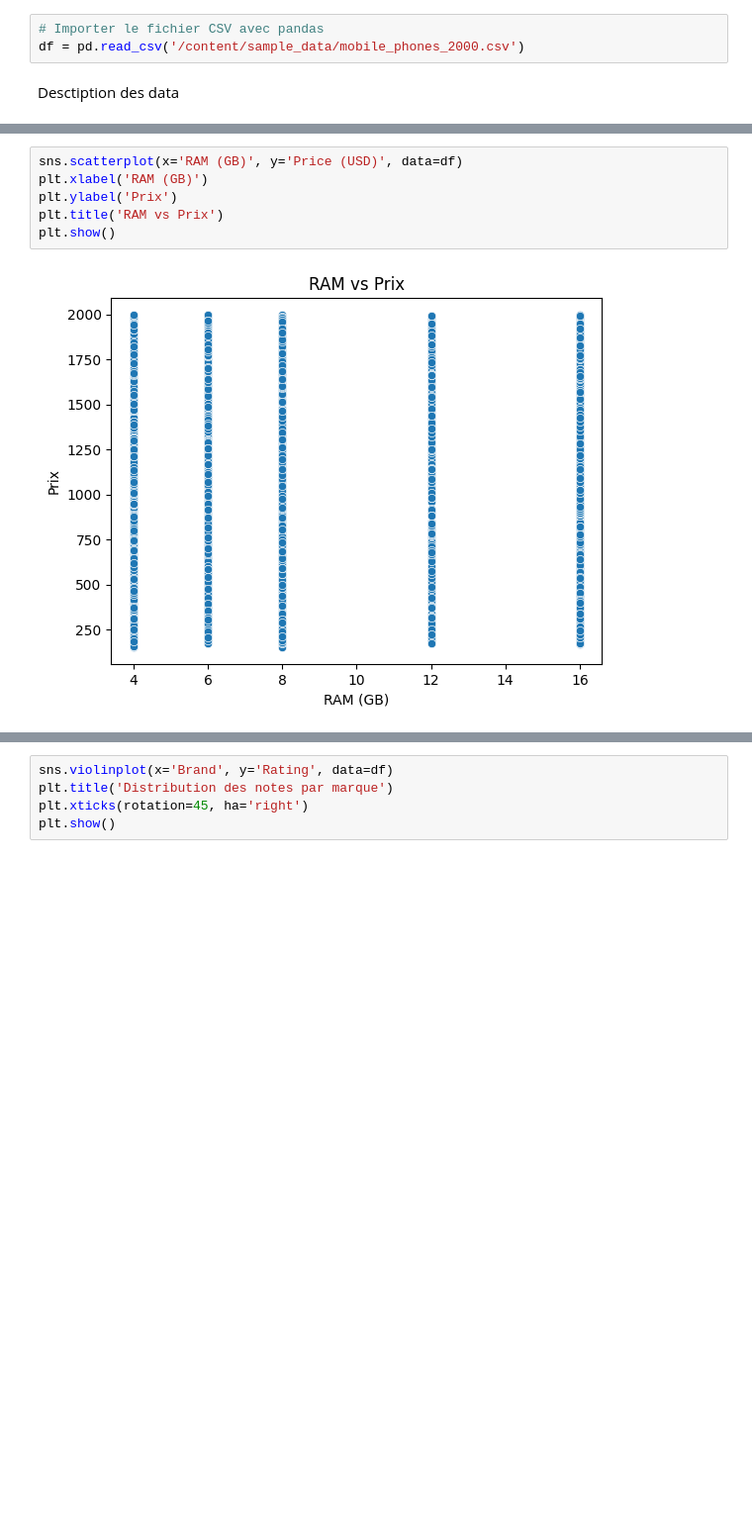
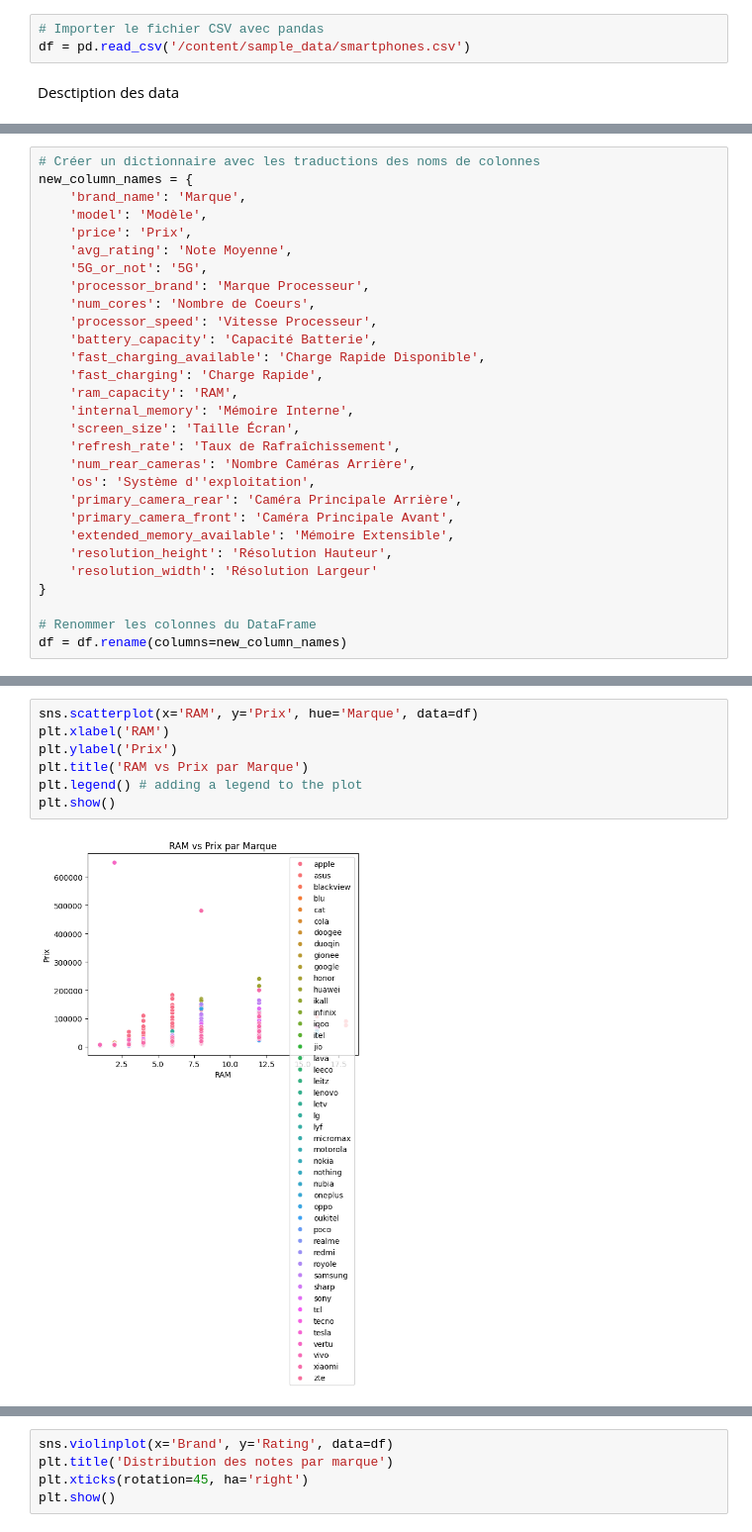
Before and after one commit to Anaqqa/4DVST---Data-Visualization, a Jupyter notebook: TP_4DVST.ipynb, the cells around one changed output, grey strips where cells are left out. Shown: that part at 99% size. Drawn from its saved outputs; the diff is of its cells as text; blank space fills up the shorter version.

```diff
--- a/TP_4DVST.ipynb
+++ b/TP_4DVST.ipynb
@@ -31,7 +31,7 @@ import plotly.express as px
 Import des données
 # %%
 # Importer le fichier CSV avec pandas
-df = pd.read_csv('/content/sample_data/mobile_phones_2000.csv')
+df = pd.read_csv('/content/sample_data/smartphones.csv')
 # %% [markdown]
 Desctiption des data
 # %%
@@ -91,0 +84,29 @@ plt.show()
+# %%
+# Créer un dictionnaire avec les traductions des noms de colonnes
+new_column_names = {
+    'brand_name': 'Marque',
+    'model': 'Modèle',
+    'price': 'Prix',
+    'avg_rating': 'Note Moyenne',
+    '5G_or_not': '5G',
+    'processor_brand': 'Marque Processeur',
+    'num_cores': 'Nombre de Coeurs',
+    'processor_speed': 'Vitesse Processeur',
+    'battery_capacity': 'Capacité Batterie',
+    'fast_charging_available': 'Charge Rapide Disponible',
+    'fast_charging': 'Charge Rapide',
+    'ram_capacity': 'RAM',
+    'internal_memory': 'Mémoire Interne',
+    'screen_size': 'Taille Écran',
+    'refresh_rate': 'Taux de Rafraîchissement',
+    'num_rear_cameras': 'Nombre Caméras Arrière',
+    'os': 'Système d''exploitation',
+    'primary_camera_rear': 'Caméra Principale Arrière',
+    'primary_camera_front': 'Caméra Principale Avant',
+    'extended_memory_available': 'Mémoire Extensible',
+    'resolution_height': 'Résolution Hauteur',
+    'resolution_width': 'Résolution Largeur'
+}
+
+# Renommer les colonnes du DataFrame
+df = df.rename(columns=new_column_names)
@@ -92,9 +122,10 @@ plt.show()
 # %%
-sns.scatterplot(x='RAM (GB)', y='Price (USD)', data=df)
-plt.xlabel('RAM (GB)')
+sns.scatterplot(x='RAM', y='Prix', hue='Marque', data=df)
+plt.xlabel('RAM')
 plt.ylabel('Prix')
-plt.title('RAM vs Prix')
+plt.title('RAM vs Prix par Marque')
+plt.legend() # adding a legend to the plot
 plt.show()
 # %% [output]
-[figure, old version]
+[figure, new version]
 # %%
```
Also changed, not shown: parts of 13 cells of this notebook.
